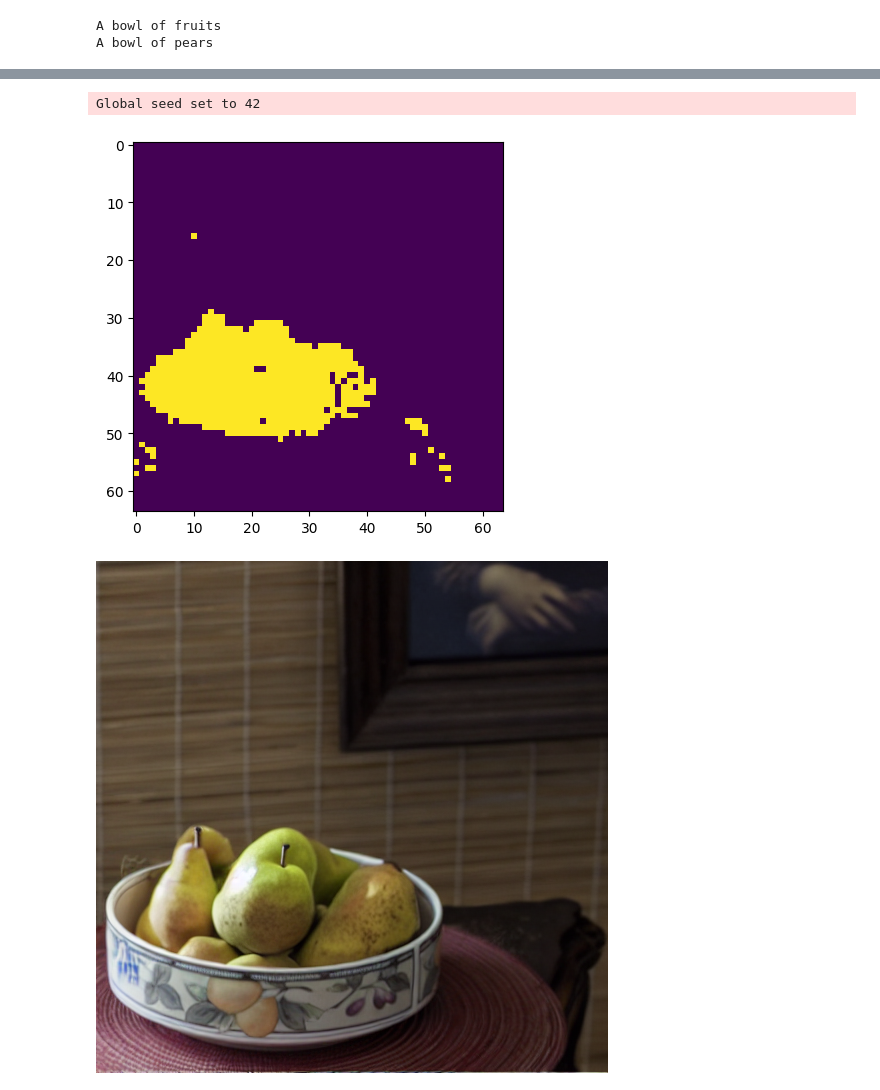
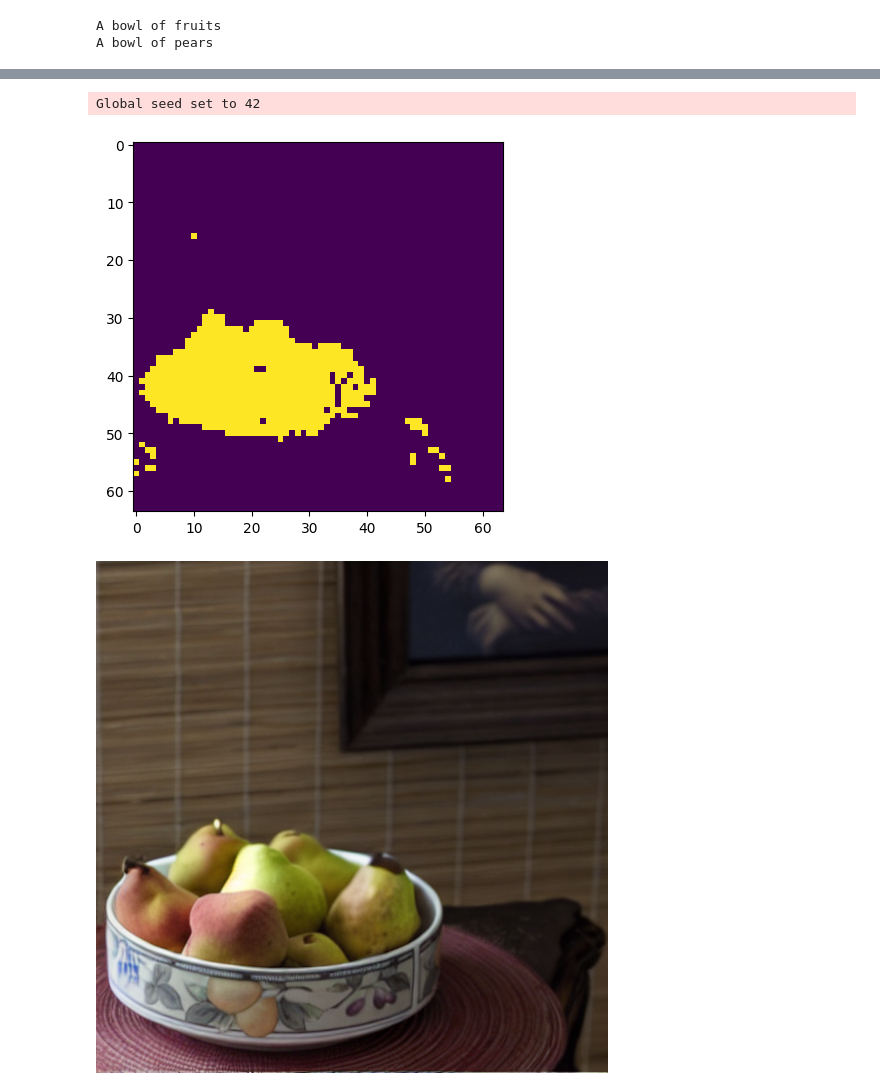
Before and after one commit to LuChengTHU/dpm-solver, a Jupyter notebook: example_v2/stable-diffusion/scripts/diffedit_inpaint.ipynb, the cells around one changed output, grey strips where cells are left out. Saved outputs shown, nothing was run; the diff lists cells and outputs as text; code cells hidden in the pictures.

Commit message:
add stochastic encoding for inpainting

```diff
--- a/example_v2/stable-diffusion/scripts/diffedit_inpaint.ipynb
+++ b/example_v2/stable-diffusion/scripts/diffedit_inpaint.ipynb
@@ -190,5 +200,5 @@ sampler = DPMSolverSampler(model)
 # %%
-def get_mask(model, src, dst, uc, init_latent, noised_sample_num, ddim_steps, pred_time=0.5,
+def get_mask(model, src, dst, uc, init_latent, noised_sample_num, ddim_steps, encode_ratio=0.5,
              clamp_rate:float=3.5):
     """
     the map value will be clamped to map.mean() * clamp_rate, then values will be scaled into 0~1, then term into binary(split at 0.5).
@@ -201,8 +211,8 @@ def get_mask(model, src, dst, uc, init_latent, noised_sample_num, ddim_steps, pr
     dst = repeat_tensor(dst, noised_sample_num)
 
     # add noise
-    t = torch.tensor([pred_time], device=device)
-    noised = sampler.stochastic_encode(repeated, t)
+    noised, t = sampler.stochastic_encode(repeated, encode_ratio)
+    t = torch.tensor([t], device=device)
     noised = noised.squeeze(0)
 
     # pre on same noised
@@ -322,17 +357,18 @@ A bowl of pears
 # %%
 res = diffedit(model, init_image,
                 src_prompt=opt.prompt,
                 dst_prompt=opt.edit,
                 encode_ratio=0.6,
                 ddim_steps=20,
+                encode_type="stochastic",
                 method="multistep",
                 order=2,
                 seed=opt.seed,
                 scale=opt.scale,
                 precision=opt.precision
                 )
 Image.fromarray(res[0])
 # %% [output]
 Global seed set to 42
-[figure, old version]
+[figure, new version]
-[figure, old version]
+[figure, new version]
```
Also changed, not shown: parts of 10 cells of this notebook, 4 other files.
